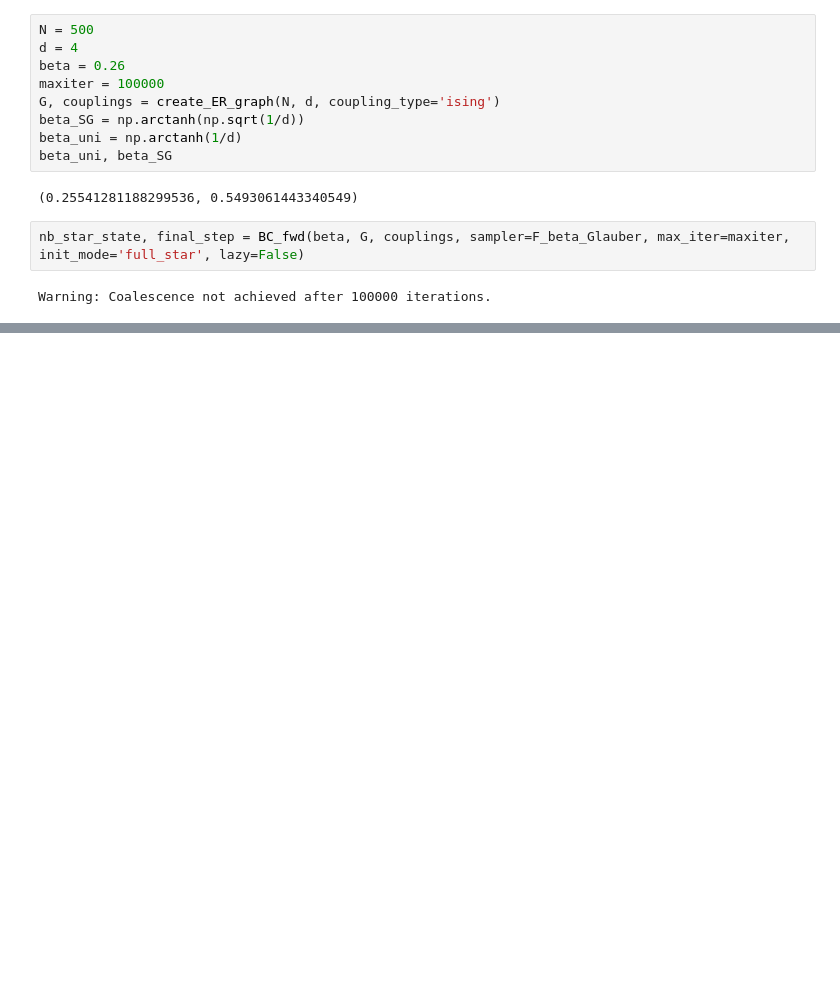
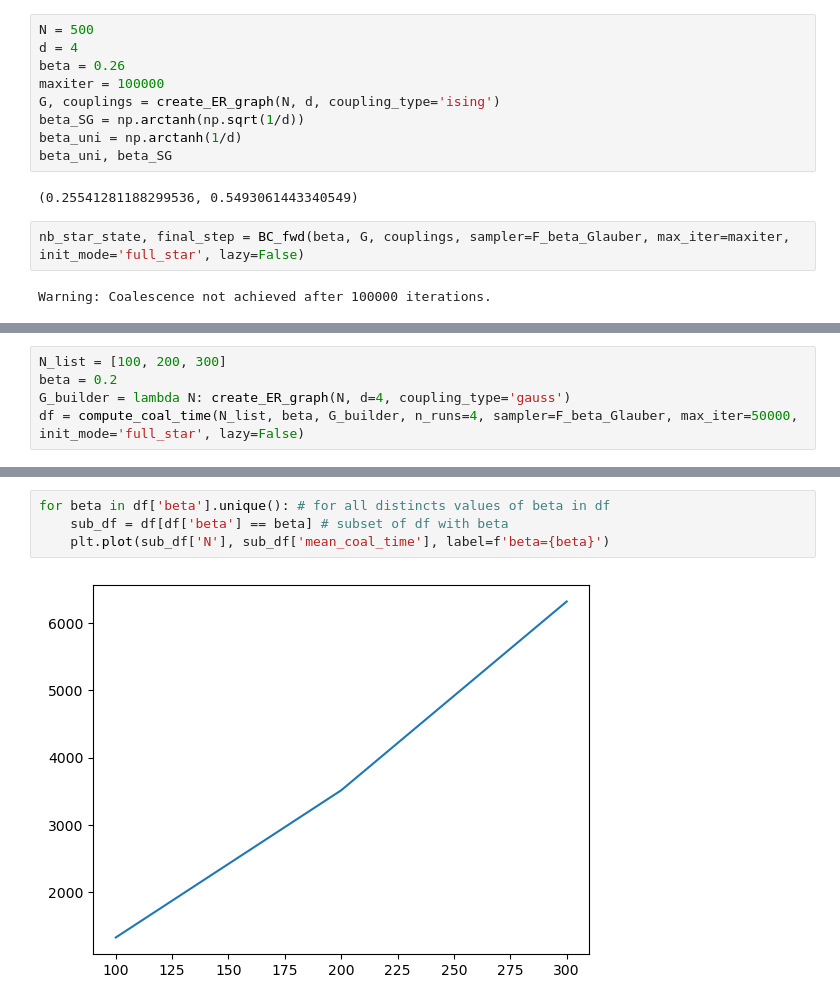
Before and after one commit to LouiseBudzynski/Bounding_Chain_Disordered_Ising_Models, a Jupyter notebook: notebooks/BC_forward_test.ipynb, the cells around one changed output, grey strips where cells are left out. Cells and saved outputs as stored; diff of their text form; blank space fills up the shorter version.

```diff
--- a/notebooks/BC_forward_test.ipynb
+++ b/notebooks/BC_forward_test.ipynb
@@ -36,0 +41,5 @@ plt.show()
+# %%
+N_list = [100, 200, 300]
+beta = 0.2
+G_builder = lambda N: create_ER_graph(N, d=4, coupling_type='gauss')
+df = compute_coal_time(N_list, beta, G_builder, n_runs=4, sampler=F_beta_Glauber, max_iter=50000, init_mode='full_star', lazy=False)
@@ -36,0 +69,6 @@ plt.show()
+# %%
+for beta in df['beta'].unique(): # for all distincts values of beta in df
+    sub_df = df[df['beta'] == beta] # subset of df with beta
+    plt.plot(sub_df['N'], sub_df['mean_coal_time'], label=f'beta={beta}')
+# %% [output]
+[figure, added]
```
Also changed, not shown: parts of 9 cells of this notebook, 2 other files.
